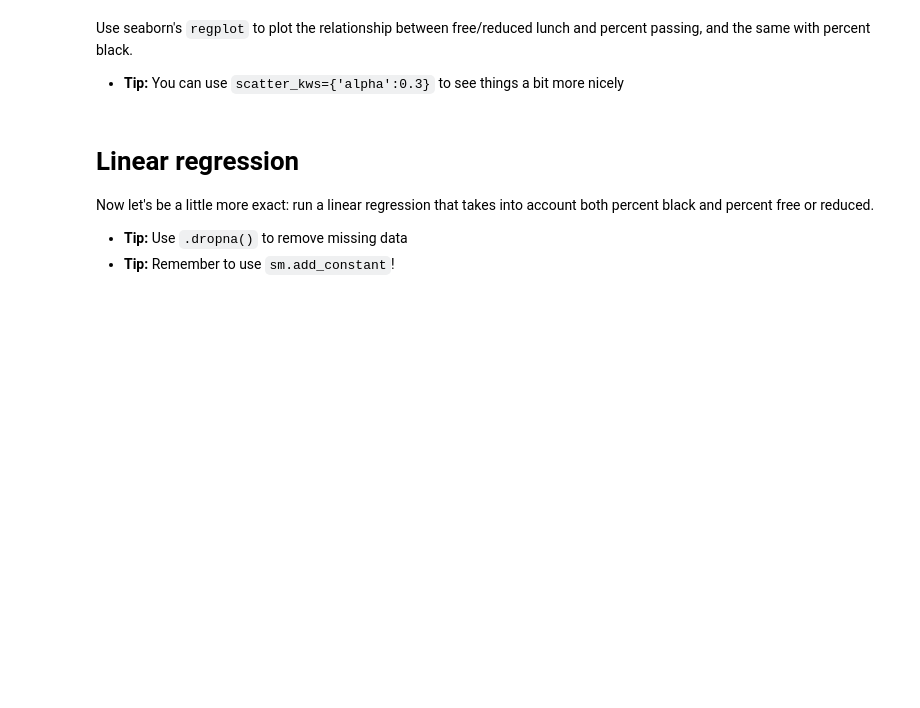
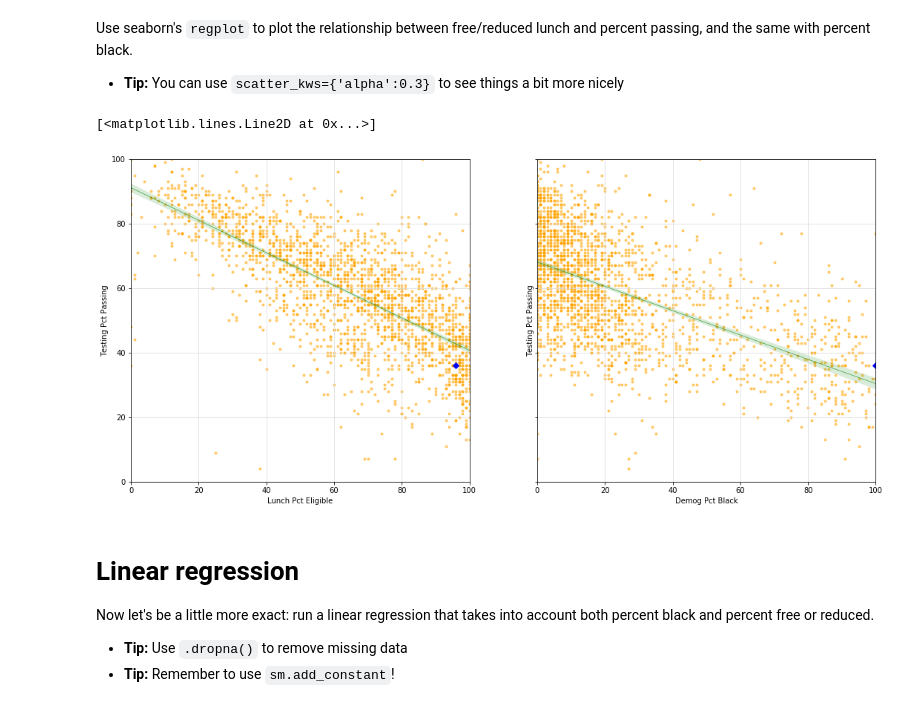
Before and after one commit to domhnallog/class_col_algorithms, a Jupyter notebook: 03-homework/03-homework-extracredit-fl-schools_noClean-odonnchadha.ipynb, the cells around one changed output. Cells and saved outputs as stored; diff of their text form; code cells hidden in the pictures; blank space fills up the shorter version.

```diff
--- a/03-homework/03-homework-extracredit-fl-schools_noClean-odonnchadha.ipynb
+++ b/03-homework/03-homework-extracredit-fl-schools_noClean-odonnchadha.ipynb
@@ -163,6 +163,31 @@ It's really easy to get mixed up later if we don't have our percentage columns a
 Use seaborn's `regplot` to plot the relationship between free/reduced lunch and percent passing, and the same with percent black.
 
 * **Tip:** You can use `scatter_kws={'alpha':0.3}` to see things a bit more nicely
+# %%
+fig, (ax1, ax2) = plt.subplots(figsize=(18,8), ncols=2, sharey=True)
+ax1.set_xlim(0,100)
+ax1.set_ylim(0,100)
+ax2.set_xlim(0,100)
+ax2.set_ylim(0,100)
+ax1.grid(True,color='gainsboro')
+ax2.grid(True,color='gainsboro')
+sns.regplot('Lunch Pct Eligible','Testing Pct Passing',data=merge_df,
+            ax=ax1,
+            marker='.',
+            line_kws={'color':'green', 'linewidth':0.5},
+            scatter_kws={'color':'orange', 'alpha':0.5})
+
+sns.regplot('Demog Pct Black','Testing Pct Passing',data=merge_df,
+            ax=ax2,
+            marker='.',
+            line_kws={'color':'green', 'linewidth':0.5},
+            scatter_kws={'color':'orange', 'alpha':0.5})
+CWDelem = merge_df.loc[0]
+ax1.plot(CWDelem['Lunch Pct Eligible'], CWDelem['Testing Pct Passing'],'bD')
+ax2.plot(CWDelem['Demog Pct Black'], CWDelem['Testing Pct Passing'],'bD')
+# %% [output]
+[<matplotlib.lines.Line2D at 0x...>]
+[figure, added]
 # %% [markdown]
 # Linear regression
 
```
Also changed, not shown: parts of 8 cells of this notebook, 1 other file.
